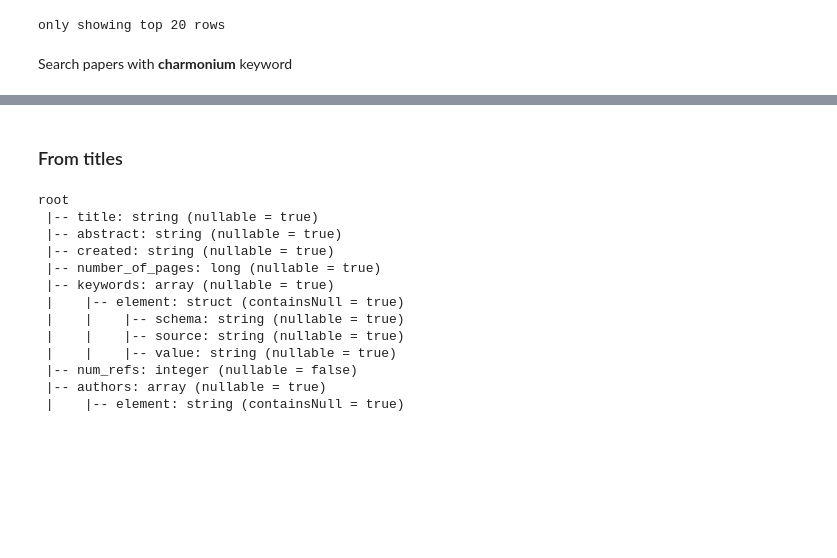
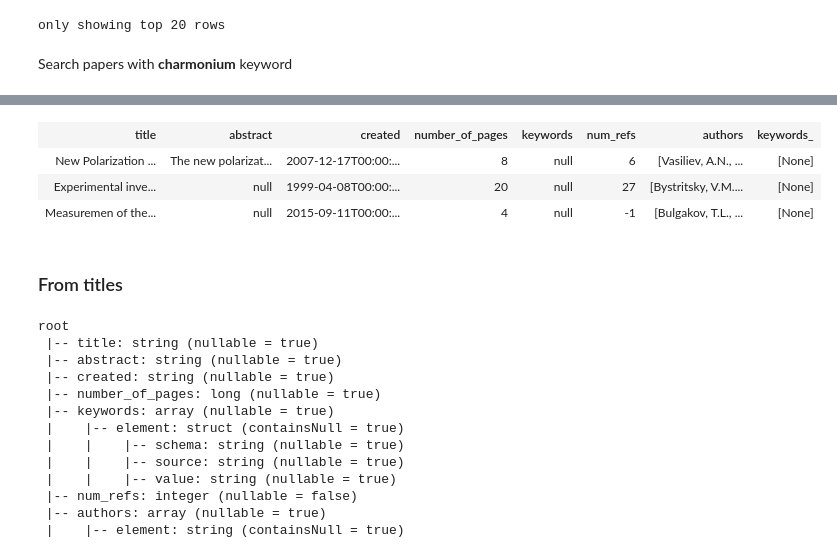
Before and after one commit to ALuchinsky/Spring2022_CS6500, a Jupyter notebook: notebooks/read_papers.ipynb, the cells around one changed output, grey strips where cells are left out. Cells and saved outputs as stored; diff of their text form; code cells hidden in the pictures; blank space fills up the shorter version.

```diff
--- a/notebooks/read_papers.ipynb
+++ b/notebooks/read_papers.ipynb
@@ -142,7 +142,12 @@ aaa.filter( array_contains(col("keywords_"), "charmonium"))
 | Excited charmoniu... | In this paper the... | 2005-07-25T00:00:... | 7 | [{PACS, null, 13.... | 16 | [Braguta, V.V., L... | [13.25.Gv, 13.66.... |
 | ISR corrections t... | In this paper ini... | 2004-01-28T00:00:... | 9 | [{INSPIRE, null, ... | 21 | [Luchinsky, A.V.] | [electron positro... |
 # %%
-aaa.
+aaa.filter( array_contains(col("keywords_"), "None"))
+# %% [output]
+| title | abstract | created | number_of_pages | keywords | num_refs | authors | keywords_ |
+| New Polarization ... | The new polarizat... | 2007-12-17T00:00:... | 8 | null | 6 | [Vasiliev, A.N., ... | [None] |
+| Experimental inve... | null | 1999-04-08T00:00:... | 20 | null | 27 | [Bystritsky, V.M.... | [None] |
+| Measuremen of the... | null | 2015-09-11T00:00:... | 4 | null | -1 | [Bulgakov, T.L., ... | [None] |
 # %% [markdown]
 ### From titles
 # %%
```
